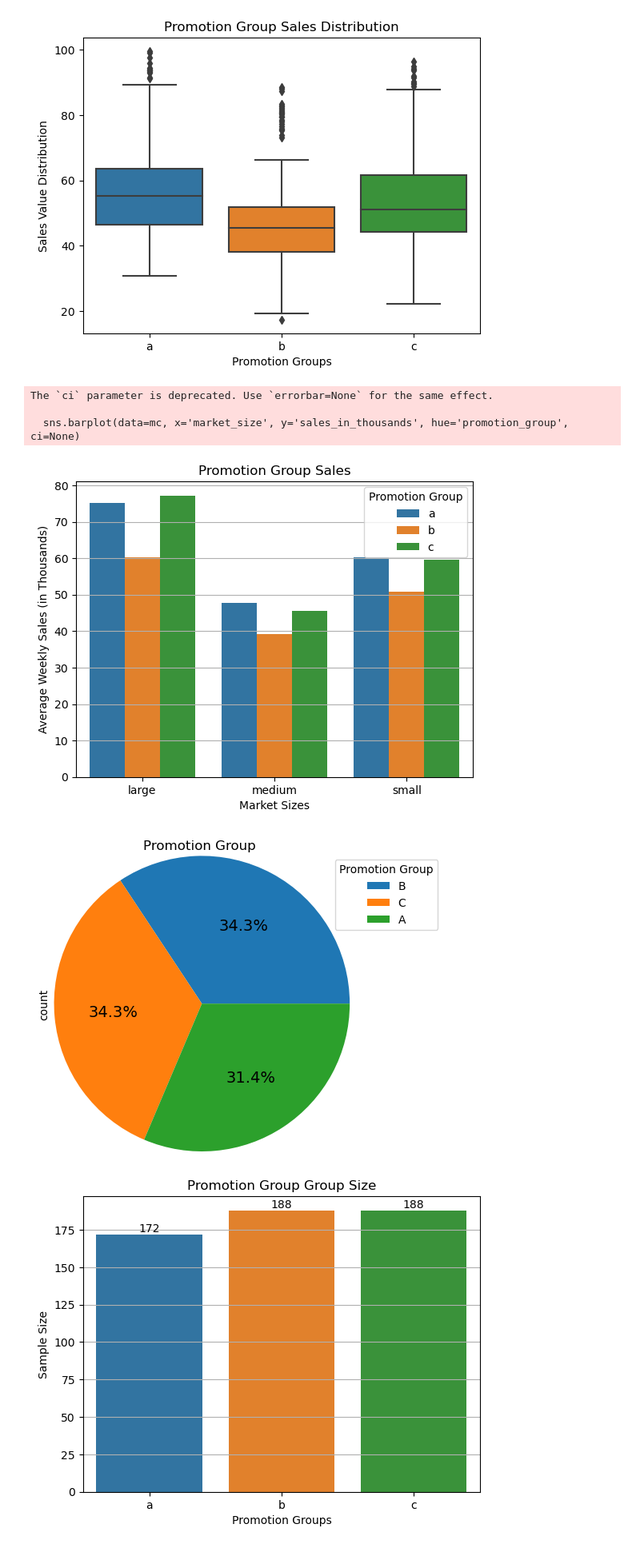
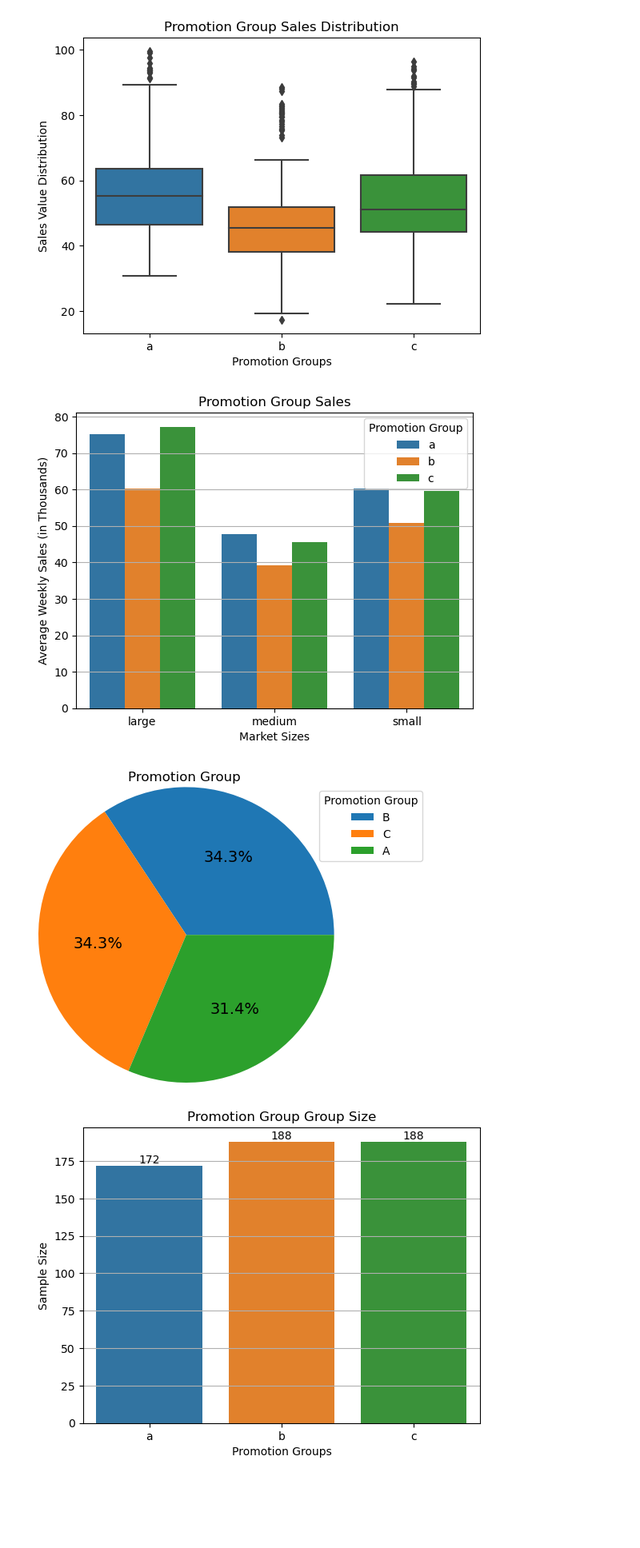
Before and after one commit to jasondo-da/Fast_Food_Marketing_Campaign_AB_Test, a Jupyter notebook: fast_food_ab_test.ipynb, the cells around one changed output. Shown at 80% size. Cells and saved outputs as stored; diff of their text form; code cells hidden in the pictures; blank space fills up the shorter version.

```diff
--- a/fast_food_ab_test.ipynb
+++ b/fast_food_ab_test.ipynb
@@ -245,0 +252,4 @@ memory usage: 22.9 KB
+# %%
+# Removing columns we do not need for this analysis
+mc = mc.drop(columns=['market_id', 'location_id', 'store_age', 'week'])
+mc.columns
@@ -271,35 +288,41 @@ plt.show()
 # %%
 # Looking at the the sales from the different market sizes and promotion groups
 
-sns.barplot(data=mc, x='market_size', y='sales_in_thousands', hue='promotion_group', ci=None)
+sns.barplot(data=mc,
+            x='market_size',
+            y='sales_in_thousands',
+            hue='promotion_group',
+            errorbar=None)
+
 plt.title('Promotion Group Sales')
-plt.grid(axis='y')
 plt.xlabel('Market Sizes')
 plt.ylabel('Average Weekly Sales (in Thousands)')
+
 plt.legend(title='Promotion Group')
+plt.grid(axis='y')
 plt.show()
 
 # After looking at the different promotion group sizes I need to uncover if the group sizes are relatively the same size
 # %% [output]
-The `ci` parameter is deprecated. Use `errorbar=None` for the same effect.
-
-  sns.barplot(data=mc, x='market_size', y='sales_in_thousands', hue='promotion_group', ci=None)
 [figure]
 # %%
 # Looking for the promotion group distribution
 
 mc['promotion_group'].value_counts().plot(kind='pie',
                                           autopct='%1.1f%%',
                                           fontsize=14,
                                           labels=['', '', ''],
                                           radius=1.25)
+
 plt.title('Promotion Group ')
+plt.ylabel('')
+
 plt.legend(['B', 'C', 'A'],
            title='Promotion Group',
            loc=[0.95,.75])
 plt.show()
 # %% [output]
-[figure, old version]
+[figure, new version]
 # %%
 # Looking at the total participants within each promotion group
 
```
Also changed, not shown: parts of 25 cells of this notebook.
